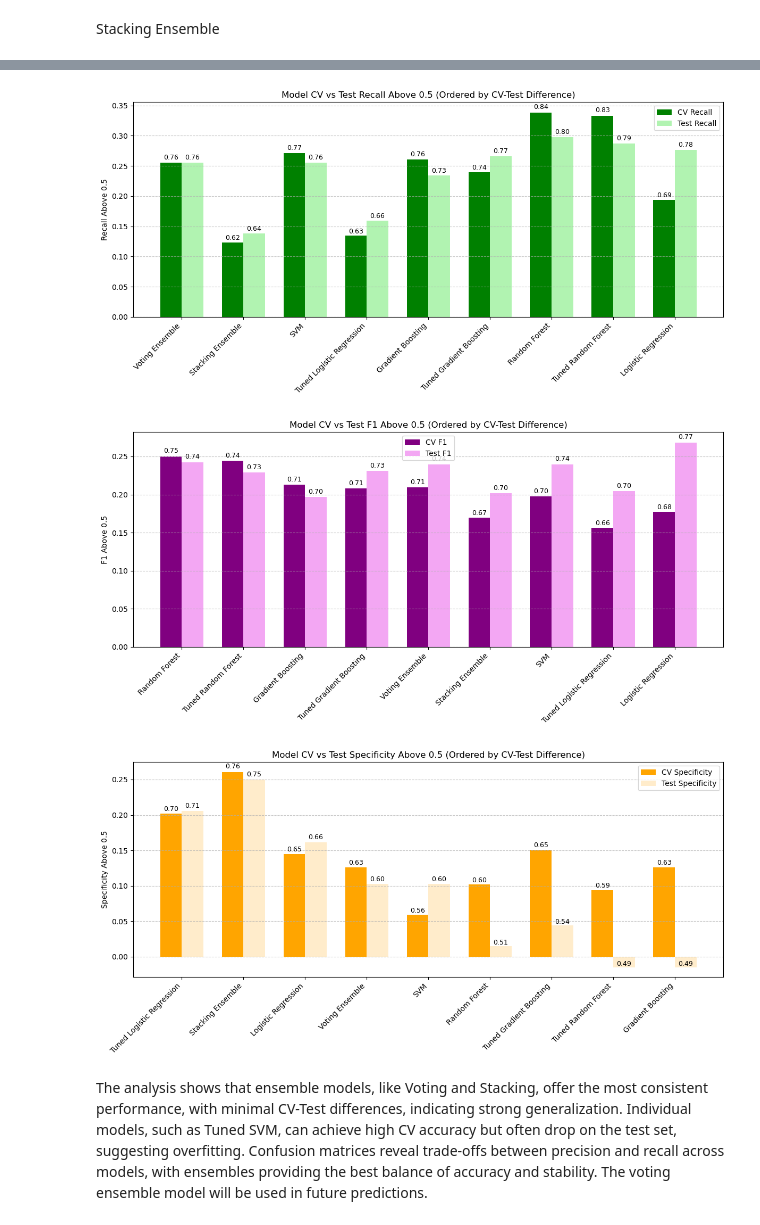
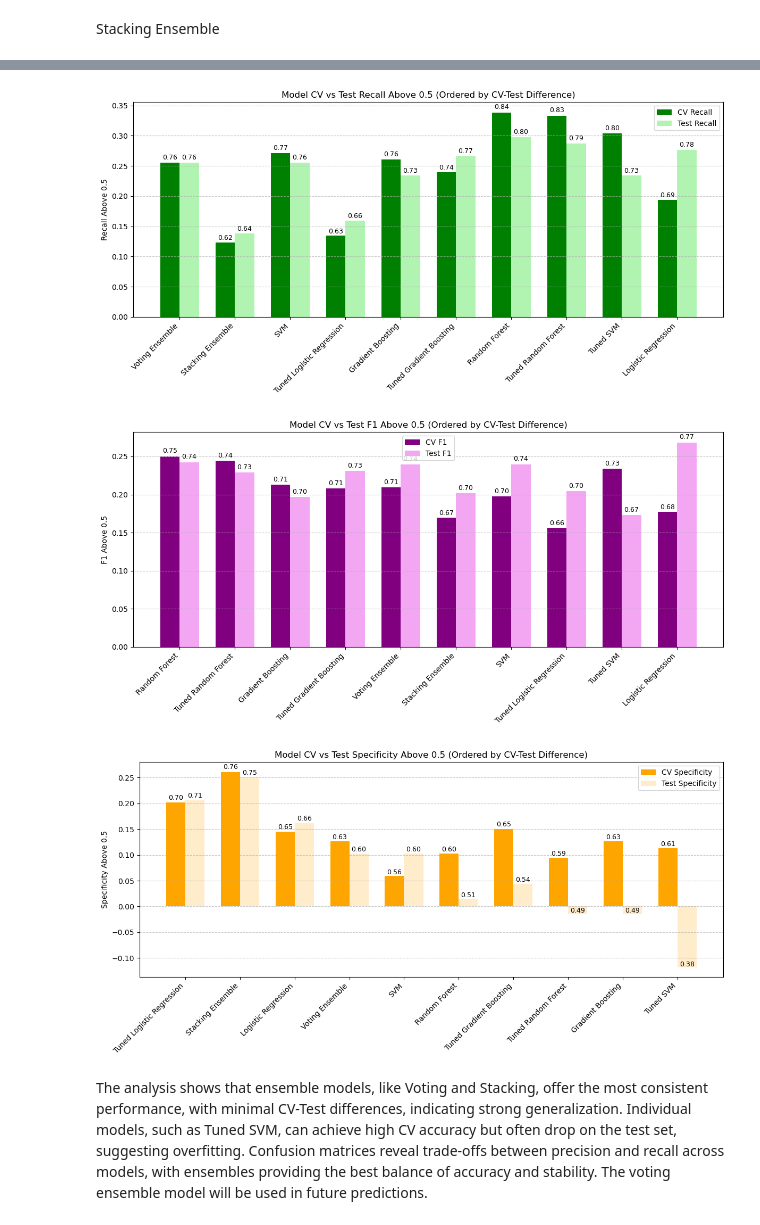
Before and after one commit to MMatthews71/AFL-Match-Prediction, a Jupyter notebook: notebooks/01-afl-match-prediction.ipynb, the cells around one changed output, grey strips where cells are left out. Cells and saved outputs as stored; diff of their text form; code cells hidden in the pictures.

```diff
--- a/notebooks/01-afl-match-prediction.ipynb
+++ b/notebooks/01-afl-match-prediction.ipynb
@@ -1268,11 +1392,19 @@ ratings = add_team_and_net_ratings(games, stats, list(range(2020, 2026)))
 # %% [markdown]
 I'll use logistic regression significance test to determine how predictive these features are together.
 # %%
+# Select predictor variables (net ratings)
 X = ratings[['NetSumRating', 'NetMeanRating', 'NetStdRating']]
-y = (ratings['HomeWin'])
 
+# Select target variable (binary: HomeWin)
+y = ratings['HomeWin']
+
+# Add constant term for intercept in the logistic regression
 X = sm.add_constant(X)
+
+# Fit logistic regression model
 model = sm.Logit(y, X).fit()
+
+# Print summary of model coefficients and statistics
 print(model.summary())
 # %% [output]
 Optimization terminated successfully.
@@ -1893,7 +1925,7 @@ df = pd.concat([
     gb_metrics,
     best_gb_metrics,
     svm_metrics,
-    #best_svm_metrics,
+    best_svm_metrics,
     ensemble_metrics,
     stack_metrics
 ], ignore_index=True)
@@ -1942,7 +1974,7 @@ plt.show()
 # %%
-# Function to compute metrics from a confusion matrix
 final_eval = df
 
+# Function to compute metrics from a confusion matrix
 def compute_metrics(cm):
     TN, FP, FN, TP = cm.ravel()
     precision = TP / (TP + FP) if (TP + FP) != 0 else 0
@@ -1951,29 +1983,26 @@ def compute_metrics(cm):
     specificity = TN / (TN + FP) if (TN + FP) != 0 else 0
     return precision, recall, f1, specificity
 
-# Convert string-like confusion matrices to numpy arrays if needed
+# Function to convert string-like confusion matrices to numpy arrays
 def parse_cm(cm):
-    if isinstance(cm, str):
-        return np.array(eval(cm))
-    return np.array(cm)
+    return np.array(eval(cm)) if isinstance(cm, str) else np.array(cm)
 
-# Compute CV and Test metrics
 cv_metrics, test_metrics = [], []
 
-for i, row in final_eval.iterrows():
-    cv_cm = parse_cm(row['CV Confusion Matrix'])
-    test_cm = parse_cm(row['Test Confusion Matrix'])
+# Compute metrics for each row in the final evaluation dataframe
+for _, row in final_eval.iterrows():
+    # Compute CV metrics
+    cv_metrics.append(compute_metrics(parse_cm(row['CV Confusion Matrix'])))
+    # Compute Test metrics
+    test_metrics.append(compute_metrics(parse_cm(row['Test Confusion Matrix'])))
 
-    cv_metrics.append(compute_metrics(cv_cm))
-    test_metrics.append(compute_metrics(test_cm))
-
-# Convert to DataFrame
+# Convert CV metrics to DataFrame
 cv_metrics_df = pd.DataFrame(cv_metrics, columns=['Precision', 'Recall', 'F1', 'Specificity'])
 cv_metrics_df['Model'] = final_eval['Model']
 
+# Convert Test metrics to DataFrame
 test_metrics_df = pd.DataFrame(test_metrics, columns=['Precision', 'Recall', 'F1', 'Specificity'])
 test_metrics_df['Model'] = final_eval['Model']
-
 
 metrics_to_plot = ['Precision', 'Recall', 'F1', 'Specificity']
 colors = {
@@ -1983,12 +2012,14 @@ colors = {
     'Specificity': ('orange', 'moccasin')
 }
 
+# Plot each metric CV vs Test
 for metric in metrics_to_plot:
-    # Compute CV-Test diff for this metric
+    # Extract CV and Test values
     cv_vals = cv_metrics_df[metric]
     test_vals = test_metrics_df[metric]
-    diff = abs(cv_vals - test_vals)
+    diff = abs(cv_vals - test_vals)  # Compute difference for sorting
 
+    # Create a DataFrame for plotting
     df_metric = pd.DataFrame({
         'Model': cv_metrics_df['Model'],
         'CV': cv_vals - 0.5,       # shift for visualization
@@ -2002,21 +2033,26 @@ for metric in metrics_to_plot:
     bar_width = 0.35
 
     plt.figure(figsize=(12,6))
+    # Plot CV bars
     bars_cv = plt.bar(indices - bar_width/2, df_metric_sorted['CV'], width=bar_width,
                       color=colors[metric][0], label='CV ' + metric)
+    # Plot Test bars
     bars_test = plt.bar(indices + bar_width/2, df_metric_sorted['Test'], width=bar_width,
                         color=colors[metric][1], alpha=0.7, label='Test ' + metric)
 
-    # Exact values on top
+    # Annotate CV bars with actual values
     for bar in bars_cv:
         height = bar.get_height()
         plt.text(bar.get_x() + bar.get_width()/2, height + 0.01*height, f'{height+0.5:.2f}',
                  ha='center', va='bottom', fontsize=9)
+
+    # Annotate Test bars with actual values
     for bar in bars_test:
         height = bar.get_height()
         plt.text(bar.get_x() + bar.get_width()/2, height + 0.01*height, f'{height+0.5:.2f}',
                  ha='center', va='bottom', fontsize=9)
 
+    # Set plot labels and title
     plt.xticks(indices, df_metric_sorted['Model'], rotation=45, ha='right')
     plt.ylabel(f'{metric} Above 0.5')
     plt.title(f'Model CV vs Test {metric} Above 0.5 (Ordered by CV-Test Difference)')
@@ -2029,6 +2065,6 @@ for metric in metrics_to_plot:
-[figure, old version]
+[figure, new version]
-[figure, old version]
+[figure, new version]
-[figure, old version]
+[figure, new version]
 # %% [markdown]
 The analysis shows that ensemble models, like Voting and Stacking, offer the most consistent performance, with minimal CV-Test differences, indicating strong generalization. Individual models, such as Tuned SVM, can achieve high CV accuracy but often drop on the test set, suggesting overfitting. Confusion matrices reveal trade-offs between precision and recall across models, with ensembles providing the best balance of accuracy and stability. The voting ensemble model will be used in future predictions.
 # %% [markdown]
```
Also changed, not shown: parts of 76 cells of this notebook, 3 other files.
